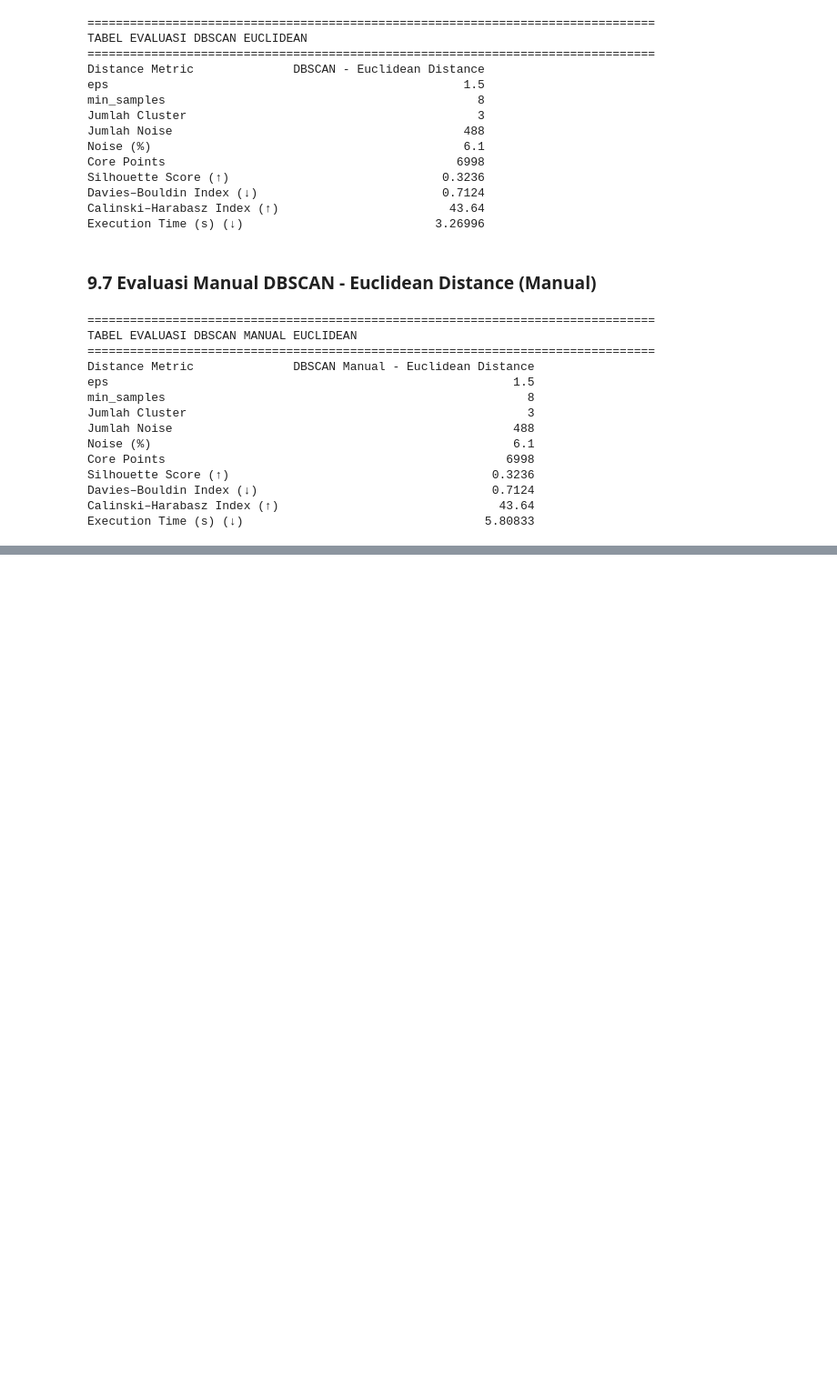
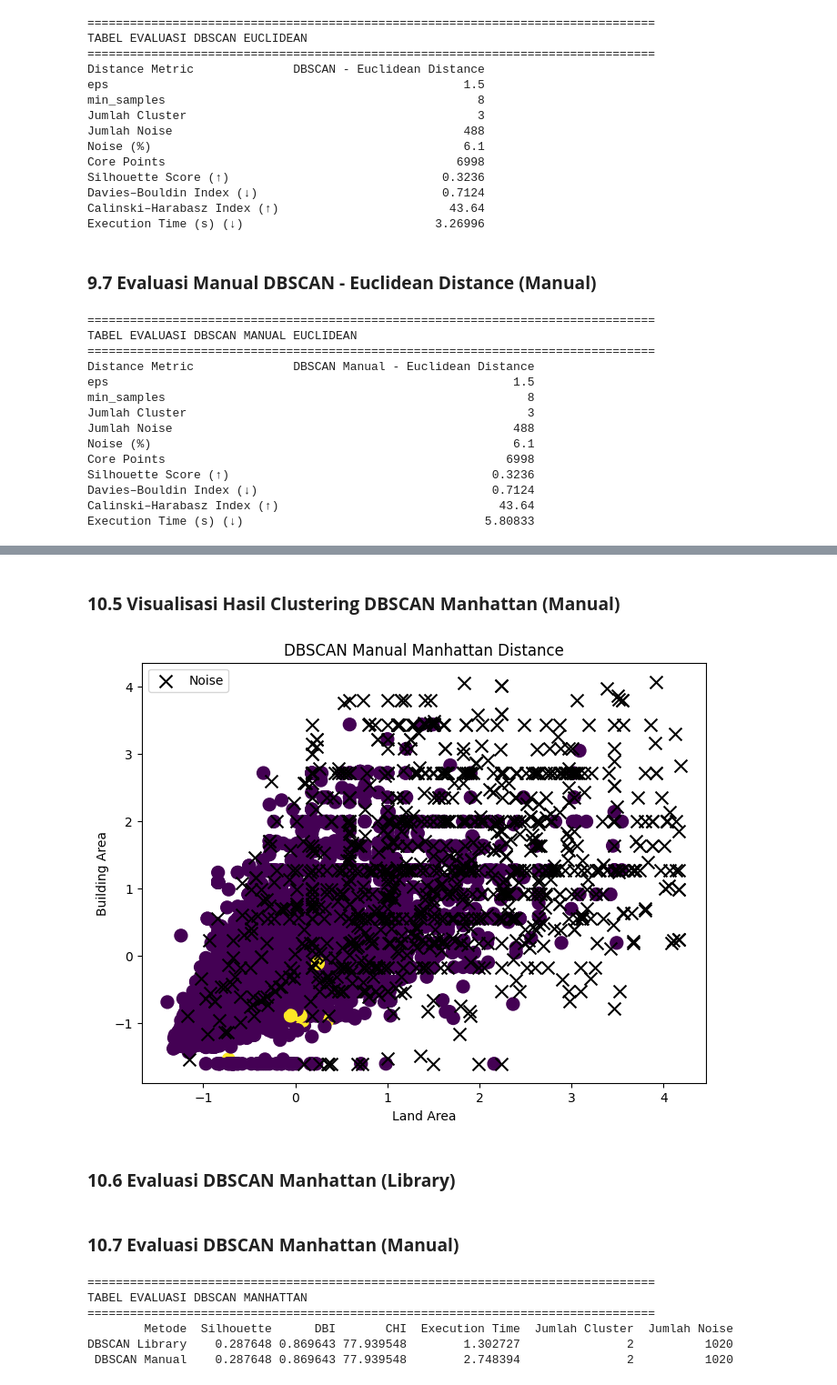
Before and after one commit to nurilhuda05/Pembelajaran_Mesin_2026, a Jupyter notebook: Kuis1_PembelajaranMesin_Muhammad Nuril Huda.ipynb, the cells around one changed output, grey strips where cells are left out. Shown at 91% size. Cells and saved outputs as stored; diff of their text form; code cells hidden in the pictures; blank space fills up the shorter version.

```diff
--- a/Kuis1_PembelajaranMesin_Muhammad Nuril Huda.ipynb
+++ b/Kuis1_PembelajaranMesin_Muhammad Nuril Huda.ipynb
@@ -1401,0 +1536,33 @@ Execution Time (s) (↓)                                  5.80833
+# %% [markdown]
+### **10.5 Visualisasi Hasil Clustering DBSCAN Manhattan (Manual)**
+# %%
+plt.figure(figsize=(8,6))
+
+mask_cluster_manual = y_dbscan_manual != -1
+
+plt.scatter(
+    df['land_area'][mask_cluster_manual],
+    df['building_area'][mask_cluster_manual],
+    s=100,
+    c=y_dbscan_manual[mask_cluster_manual]
+)
+
+plt.scatter(
+    df['land_area'][~mask_cluster_manual],
+    df['building_area'][~mask_cluster_manual],
+    s=100,
+    c='black',
+    marker='x',
+    label='Noise'
+)
+
+plt.xlabel('Land Area')
+plt.ylabel('Building Area')
+plt.title('DBSCAN Manual Manhattan Distance')
+plt.legend()
+
+plt.show()
+# %% [output]
+[figure, added]
+# %% [markdown]
+### **10.6 Evaluasi DBSCAN Manhattan (Library)**
@@ -1401,0 +1587,2 @@ Execution Time (s) (↓)                                  5.80833
+# %% [markdown]
+### **10.7 Evaluasi DBSCAN Manhattan (Manual)**
@@ -1401,0 +1608,32 @@ Execution Time (s) (↓)                                  5.80833
+# %%
+hasil_dbscan = pd.DataFrame({
+    'Metode': ['DBSCAN Library', 'DBSCAN Manual'],
+    'Silhouette': [silhouette_dbscan, silhouette_dbscan_manual],
+    'DBI': [dbi_dbscan, dbi_dbscan_manual],
+    'CHI': [chi_dbscan, chi_dbscan_manual],
+    'Execution Time': [
+        execution_time_dbscan,
+        execution_time_dbscan_manual
+    ],
+    'Jumlah Cluster': [
+        jumlah_cluster_dbscan,
+        jumlah_cluster_dbscan_manual
+    ],
+    'Jumlah Noise': [
+        jumlah_noise_dbscan,
+        jumlah_noise_dbscan_manual
+    ]
+})
+
+print("=" * 80)
+print("TABEL EVALUASI DBSCAN MANHATTAN")
+print("=" * 80)
+
+print(hasil_dbscan.to_string(index=False))
+# %% [output]
+================================================================================
+TABEL EVALUASI DBSCAN MANHATTAN
+================================================================================
+        Metode  Silhouette      DBI       CHI  Execution Time  Jumlah Cluster  Jumlah Noise
+DBSCAN Library    0.287648 0.869643 77.939548        1.302727               2          1020
+ DBSCAN Manual    0.287648 0.869643 77.939548        2.748394               2          1020
```
Also changed, not shown: parts of 12 cells of this notebook.
